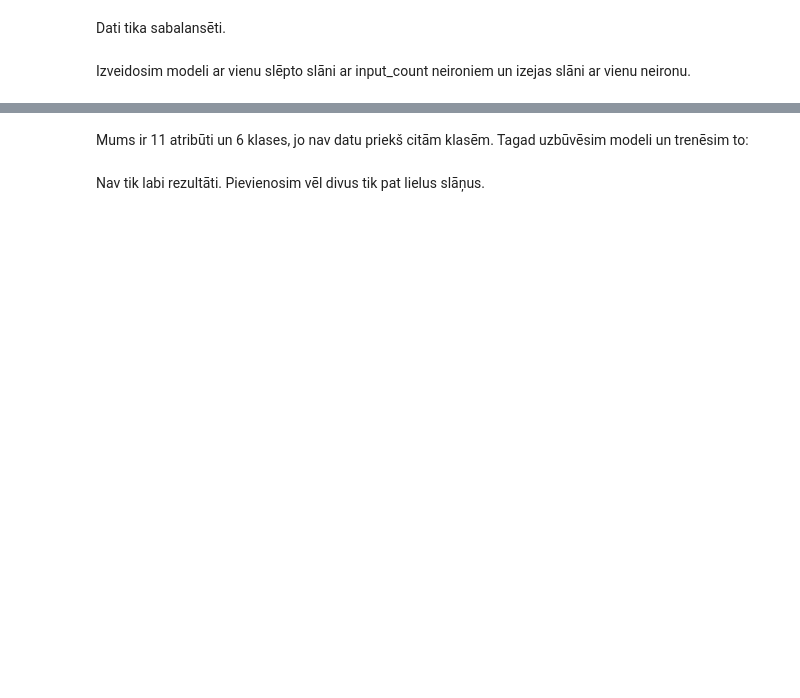
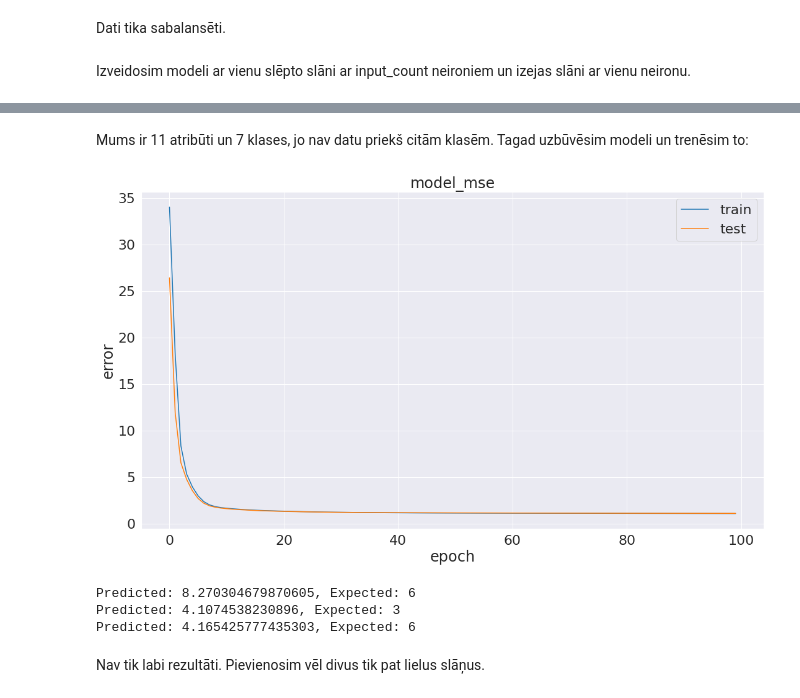
Before and after one commit to kamikaze/rtu-ai, a Jupyter notebook: homework02.ipynb, the cells around one changed output, grey strips where cells are left out. Drawn from its saved outputs; the diff is of its cells as text; code cells hidden in the pictures; blank space fills up the shorter version.

```diff
--- a/homework02.ipynb
+++ b/homework02.ipynb
@@ -120,20 +222,23 @@ Dati tika sabalansēti.
 # samples['free sulfur dioxide'] = np.log(samples['free sulfur dioxide'] + 0.01)
 # samples['total sulfur dioxide'] = np.log(samples['total sulfur dioxide'] + 0.01)
 
-def prepare_data(samples, qualities):
-    return
+tf.convert_to_tensor(samples)
+normalizer = tf.keras.layers.Normalization(axis=-1)
+normalizer.adapt(samples)
 # %% [markdown]
 Izveidosim modeli ar vienu slēpto slāni ar input_count neironiem un izejas slāni ar vienu neironu.
 # %%
-def build_model(input_count: int, output_count: int):
+def build_model(input_count: int, normalizer):
     init = tf.keras.initializers.TruncatedNormal(stddev=0.01, seed=42)
-    model = tf.keras.models.Sequential()
-    model.add(tf.keras.layers.Dense(input_count, kernel_initializer=init, activation='relu', input_shape=(input_count, )))
-    model.add(tf.keras.layers.Dense(1))
+    model = tf.keras.models.Sequential([
+        normalizer,
+        tf.keras.layers.Dense(input_count, kernel_initializer=init, activation='relu', input_shape=(input_count,)),
+        tf.keras.layers.Dense(1)
+    ])
 
     adam = tf.keras.optimizers.Adam(learning_rate=0.0005)
 
-    model.compile(loss='mse', optimizer=adam, metrics=['mae', 'mse'])
+    model.compile(loss='mse', optimizer=adam, metrics=['mse'])
 
     return model
 # %%
@@ -142,17 +249,8 @@ print(attr_count, len(qualities.value_counts()))
 # %% [markdown]
-Mums ir 11 atribūti un 6 klases, jo nav datu priekš citām klasēm.
+Mums ir 11 atribūti un 7 klases, jo nav datu priekš citām klasēm.
 Tagad uzbūvēsim modeli un trenēsim to:
 # %%
 def plot_history(history):
-    plt.figure(figsize=(18, 10))
-    plt.plot(history.history['mae'])
-    plt.plot(history.history['val_mae'])
-    plt.title('model_mae')
-    plt.ylabel('error')
-    plt.xlabel('epoch')
-    plt.legend(['train', 'test'], loc='best')
-    plt.show()
-
     plt.figure(figsize=(18, 10))
     plt.plot(history.history['mse'])
     plt.plot(history.history['val_mse'])
@@ -163,16 +261,23 @@ def plot_history(history):
     plt.show()
 # %%
 def evaluate_model(model, samples, qualities, epochs=100):
-    samples_train, samples_test, qualities_train, qualities_test = train_test_split(samples, qualities, test_size=0.3, random_state=0)
-    history = model.fit(samples_train, qualities_train, validation_data=(samples_test, qualities_test), shuffle=False, epochs=epochs, verbose=0)
+    samples_train, samples_test, qualities_train, qualities_test = train_test_split(samples, qualities, test_size=0.3,
+                                                                                    random_state=0)
+    history = model.fit(samples_train, qualities_train, validation_data=(samples_test, qualities_test), shuffle=False,
+                        epochs=epochs, verbose=0)
     plot_history(history)
     result = model.predict(samples_test)
 
     for sample_idx in (-5, -10, -20):
         print(f'Predicted: {result[sample_idx][0]}, Expected: {qualities_test.iat[sample_idx]}')
 # %%
-model = build_model(attr_count, 1)
+model = build_model(attr_count, normalizer)
 evaluate_model(model, samples, qualities, epochs=100)
+# %% [output]
+[figure, added]
+Predicted: 8.270304679870605, Expected: 6
+Predicted: 4.1074538230896, Expected: 3
+Predicted: 4.165425777435303, Expected: 6
 # %% [markdown]
 Nav tik labi rezultāti. Pievienosim vēl divus tik pat lielus slāņus.
 # %%
```
Also changed, not shown: parts of 40 cells of this notebook.
